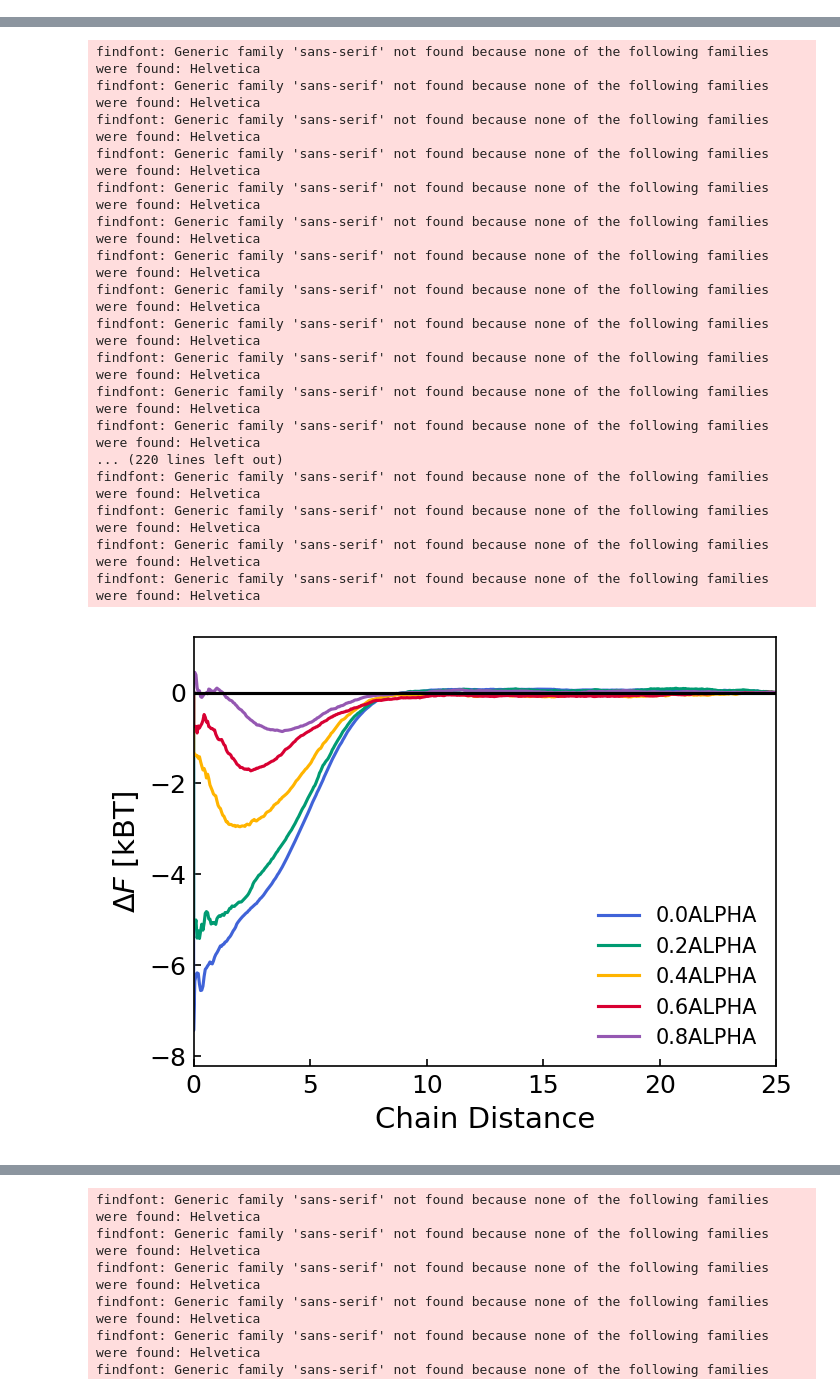
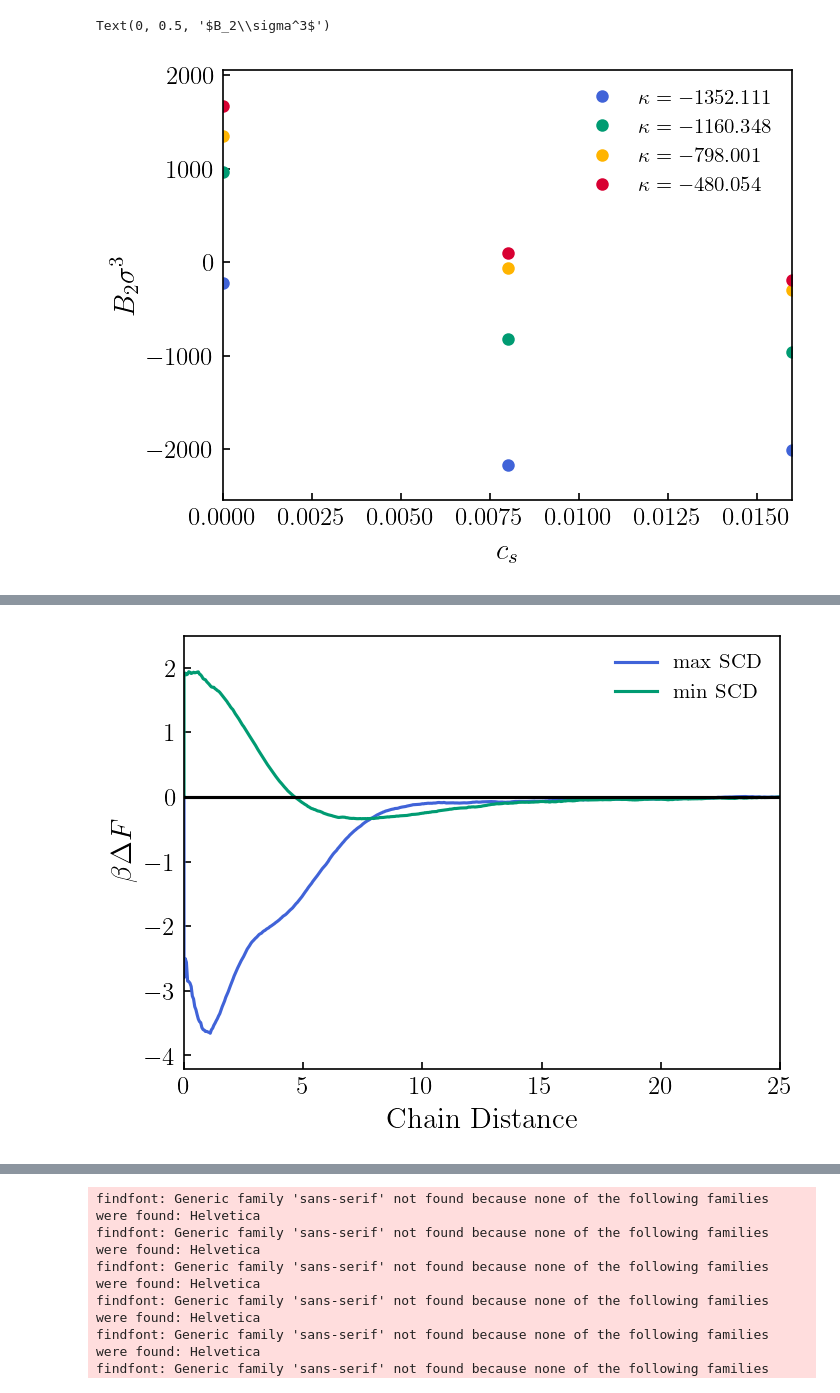
Before and after one commit to kelseyfu/Polyampholyte-SURF, a Jupyter notebook: analysis/pmf.ipynb, the cells around one changed output, grey strips where cells are left out. Saved outputs shown, nothing was run; the diff lists cells and outputs as text; code cells hidden in the pictures.

```diff
--- a/analysis/pmf.ipynb
+++ b/analysis/pmf.ipynb
@@ -1,8 +1,16 @@
 # %%
 import numpy as np
 from matplotlib import pyplot as plt
+from matplotlib.patches import Rectangle
+import glob
+from scipy.interpolate import CubicSpline
+import MDAnalysis as mda
+import os
+import pandas as pd
 
 rcParams = plt.matplotlib.rcParams
+
+
 
 WIDTH = 1.5 * 8.3 / 2.54
 DOUBLE_WIDTH = 1.5 * 17.1 / 2.54
@@ -24,8 +32,8 @@ rcParams['xtick.labelsize']= 12
 rcParams['ytick.labelsize']= 12
 rcParams['xtick.direction']= 'in'
 rcParams['ytick.direction']= 'in'
-rcParams['font.family']= 'sans-serif'
+rcParams['font.family']= 'serif'
 rcParams['font.sans-serif']= ['Helvetica']
-rcParams['text.usetex']=False
+rcParams['text.usetex']=True
 # Create color wheel
 rcParams['axes.prop_cycle'] = plt.matplotlib.cycler(color=['#4063D8','#009B72','#FFB400','#D80032','#9558B2','#808080'])
@@ -71,0 +206,14 @@ array([[ 0.        ,  1.83037564],
+# %%
+seq = [
+    '+++++++++++++++++++++++++-------------------------', # 1
+    '+++++++++++++++++-+-+-+-+-+-+-+-+-----------------', # 17
+    '+++++++++++++-+-+-+-+-+-+-+-+-+-+-+-+-------------', # 25
+    '+++++-+-+-+-+-+-+-+-+-+-+-+-+-+-+-+-+-+-+-+-+-----', # 41
+    '+-+-+-+-+-+-+-+-+-+-+-+-+-+-+-+-+-+-+-+-+-+-+-+-+-', # 49
+    '-------+-+-+-+-+-+-+-+-+-+-+-+-+-+-+-+-+-+-+++++++'
+]
+
+for i in range(len(seq)):
+    _seq = np.array([1 if c=='+' else -1 for c in seq[i]])
+    alpha = np.sum(_seq[1:]*_seq[:-1] < 1)
+    print(f"Sequence {i+1}: kappa = {get_kappa(seq[i])}, SCD = {get_SCD([1 if c=='+' else -1 for c in seq[i]])}", f"alpha = {alpha/49}")
@@ -72,9 +518,16 @@ array([[ 0.        ,  1.83037564],
+# %%
+# %% [output]
+Text(0, 0.5, '$B_2\\sigma^3$')
+[figure, added]
 # %%
 
 # Define the sequences
-sequences = ['0.0ALPHA', '0.2ALPHA', '0.4ALPHA', '0.6ALPHA', '0.8ALPHA']
+sequences = ['0.2ALPHA','0.2ALPHA_2']
+label = ['max SCD', 'min SCD']
 
 lb = [20, 15, 10, 5, 0]
+
+B = np.zeros(len(sequences))
 
 # Initialize the plot
 plt.clf()
@@ -86,19 +539,19 @@ for seq in sequences:
     y = np.zeros(101*6)
     start = 0
     for i in range(len(lb)):
-        print(i)
+        # print(i)
         data = np.loadtxt(f'../data/{tag}/{lb[i]}/prod.pmf', skiprows=3)
         x[i*101:(i+1)*101] = np.flip(data[:,0])
         y[i*101:(i+1)*101] = np.flip(data[:,1] - data[-1,1] + start)
         start += data[0,1] - data[-1,1]
-    plt.plot(x,y, label=seq)
-
+    plt.plot(x,y, label=label[sequences.index(seq)])
+    B[sequences.index(seq)] = 2*np.pi*np.sum(x**2*(np.exp(-(y-y[0])) - 1))*(x[1]-x[0])
 plt.plot([0,25],[0,0], 'k-')
 # Add labels and legend
 plt.xlabel('Chain Distance')
-plt.ylabel(r'$\Delta F$ [kBT]')
+plt.ylabel(r'$\beta\Delta F$')
 plt.legend()
-plt.xlim(0,25)
+# plt.xlim(0,18)
 
 # Show the plot
 plt.savefig('pmf.png')
@@ -138,18 +559 @@ findfont: Generic family 'sans-serif' not found because none of the following fa
-findfont: Generic family 'sans-serif' not found because none of the following families were found: Helvetica
-findfont: Generic family 'sans-serif' not found because none of the following families were found: Helvetica
-findfont: Generic family 'sans-serif' not found because none of the following families were found: Helvetica
-findfont: Generic family 'sans-serif' not found because none of the following families were found: Helvetica
-findfont: Generic family 'sans-serif' not found because none of the following families were found: Helvetica
-findfont: Generic family 'sans-serif' not found because none of the following families were found: Helvetica
-findfont: Generic family 'sans-serif' not found because none of the following families were found: Helvetica
-findfont: Generic family 'sans-serif' not found because none of the following families were found: Helvetica
-findfont: Generic family 'sans-serif' not found because none of the following families were found: Helvetica
-findfont: Generic family 'sans-serif' not found because none of the following families were found: Helvetica
-findfont: Generic family 'sans-serif' not found because none of the following families were found: Helvetica
-findfont: Generic family 'sans-serif' not found because none of the following families were found: Helvetica
-... (220 lines left out)
-findfont: Generic family 'sans-serif' not found because none of the following families were found: Helvetica
-findfont: Generic family 'sans-serif' not found because none of the following families were found: Helvetica
-findfont: Generic family 'sans-serif' not found because none of the following families were found: Helvetica
-findfont: Generic family 'sans-serif' not found because none of the following families were found: Helvetica
-[figure, old version]
+[figure, new version]
```
Also changed, not shown: parts of 35 cells of this notebook, 42 other files.
